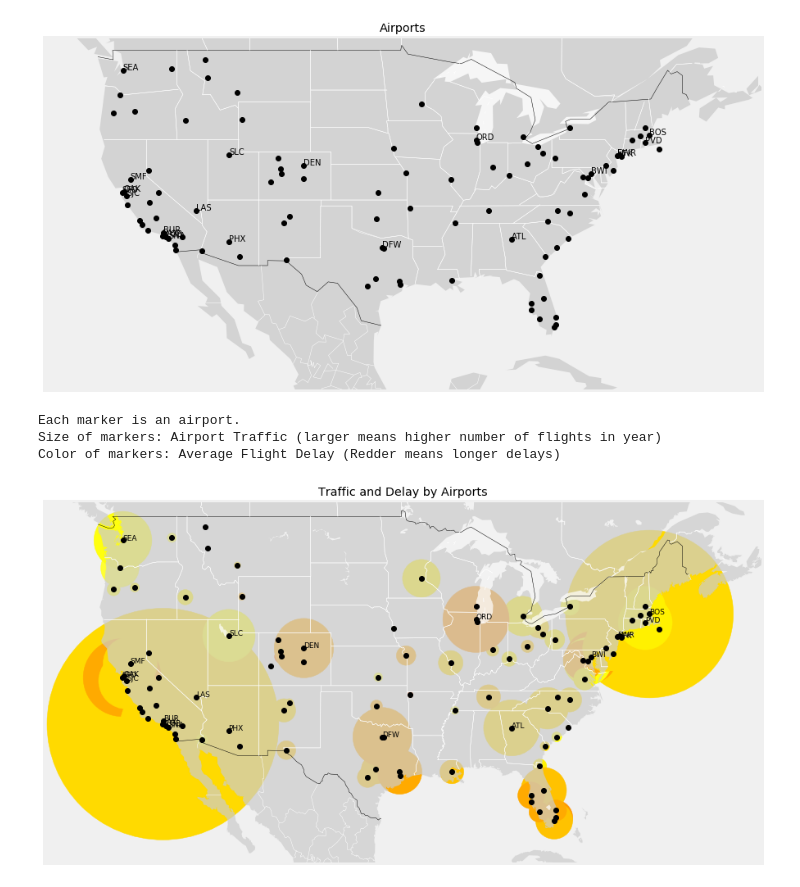
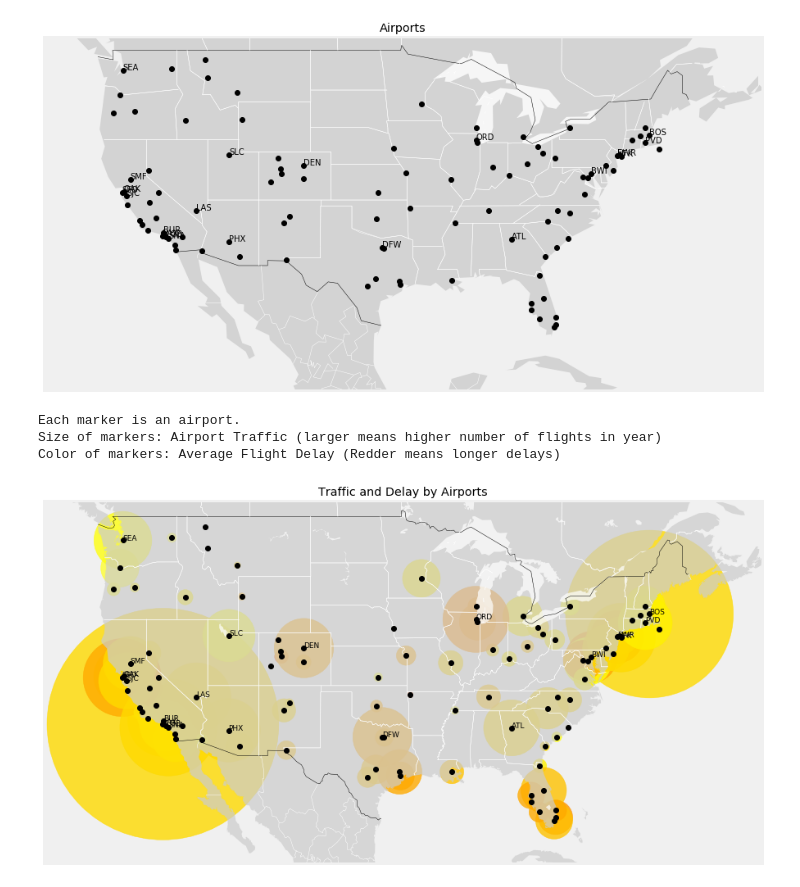
Before and after one commit to jukwan/airport2017, a Jupyter notebook: Mapping Airports and flights.ipynb, the cells around one changed output. Saved outputs shown, nothing was run; the diff lists cells and outputs as text; code cells hidden in the pictures.

```diff
--- a/Mapping Airports and flights.ipynb
+++ b/Mapping Airports and flights.ipynb
@@ -55,3 +55,7 @@ df_aux.head()
 # %%
 df= pd.read_csv(path+'\\cleaned_data\\prepared_data.csv', parse_dates=['time','S_Dep_time','S_Arr_time'])
 #parse data help the conversion string to datetime dtype.
+# %%
+df['airport']= np.where(df['con']=='Dep', df['Origin'],df['Dest'])
+print(df['airport'].head())
+df['delay']=np.where(df['con']=='Dep', df['DepDelay'],df['ArrDelay'])
@@ -71,9 +82,10 @@ df_r.head(3)
 ## Rearrange by airport
 # %%
 
-df_airport =df_r.groupby('Origin')['DepDelay','ArrDelay','lat','lng'].agg('mean').reset_index()
+df_airport =df_r.groupby('Origin')['DepDelay','ArrDelay','delay','lat','lng'].agg('mean').reset_index()
 print(df_airport.head())
 a=df_r.groupby('Origin').size().reset_index(name ='counts')
+print(a)
 df_air= pd.merge(df_airport,a,on='Origin')
 df_air
 # %% [output]
@@ -143,7 +167,6 @@ plt.show()
 # %% [output]
 [figure]
 # %%
-
 # For the map itself...
 from mpl_toolkits.basemap import Basemap
 import matplotlib.pyplot as plt
@@ -178,32 +201,32 @@ colors=np.flipud(colors)
 # This set of instructions is used to genarate scatter plot in the map
 countrange=max(df_air['counts'])-min(df_air['counts'])
 # The following array normalizes the values in the 'delay' df_airports dataframe
 # (assigns zscore to them) and determins its likelihood to be delayed by means
 # of the sigmoid function.
 al=np.array([sigmoid(x) for x in zscore(df_air['DepDelay'])])
 xs,ys = my_map(np.asarray(df_air['lng']), np.asarray(df_air['lat']))
 val=df_air['counts']*80000.0/countrange
 my_map.plot(xs,ys,'ko')
-my_map.scatter(xs, ys,  marker='o', s= val, alpha = 1,
+my_map.scatter(xs, ys,  marker='o', s= val, alpha = .8,
                color=colors[(al*20).astype(int)])
 
 # Set of instructions to add text
 df_text=df_air[df_air['counts']>10000]
 
 xt,yt = my_map(np.asarray(df_text['lng']), np.asarray(df_text['lat']))
 txt=np.asarray(df_text['Origin'])
 zp=zip(xt,yt,txt)
 
 for row in zp:
     plt.text(row[0],row[1],row[2], fontsize=9, color='Black')
 
 print("Each marker is an airport.")
 print("Size of markers: Airport Traffic (larger means higher number of flights in year)")
 print("Color of markers: Average Flight Delay (Redder means longer delays)")
 plt.title("Traffic and Delay by Airports")
 plt.show()
 # %% [output]
 Each marker is an airport.
 Size of markers: Airport Traffic (larger means higher number of flights in year)
 Color of markers: Average Flight Delay (Redder means longer delays)
-[figure, old version]
+[figure, new version]
```
Also changed, not shown: parts of 4 cells of this notebook, 2 other files.
